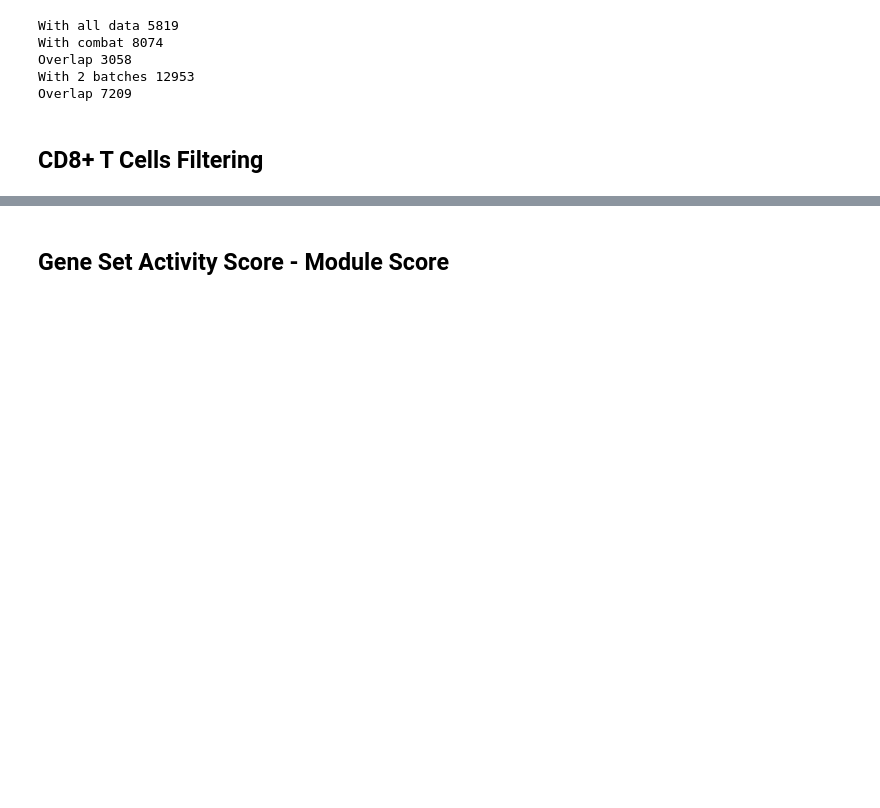
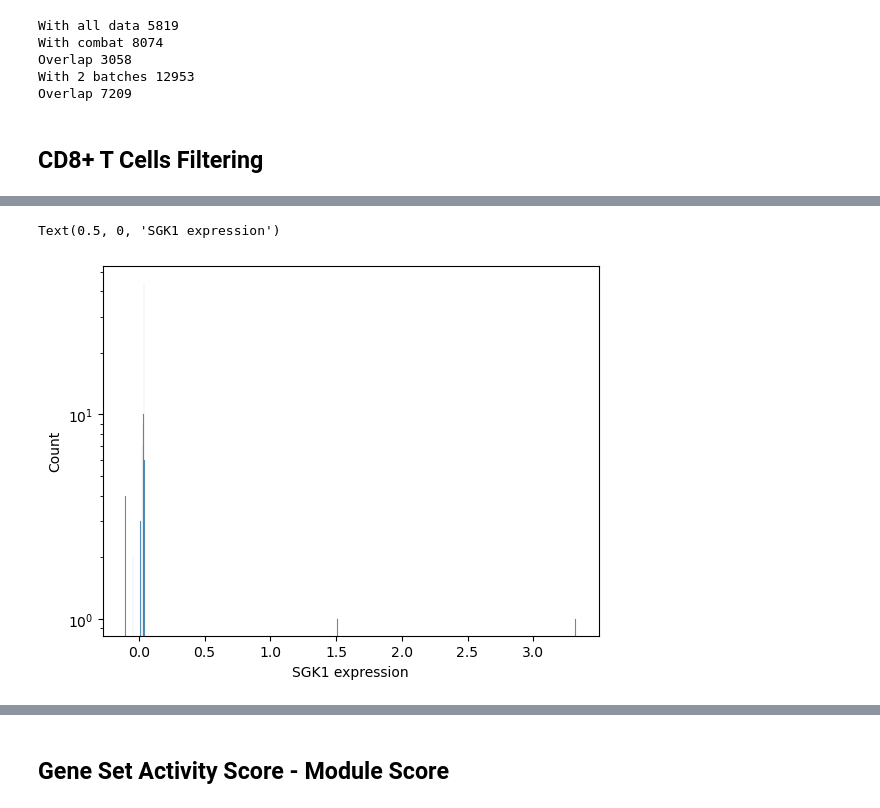
Before and after one commit to mBiocoder/Nature_immunology_code_repository, a Jupyter notebook: CD8_T_scRNAseq_azizi_data/CD8_T_scRNAseq_analysis_azizi_data.ipynb, the cells around one changed output, grey strips where cells are left out. Cells and saved outputs as stored; diff of their text form; code cells hidden in the pictures; blank space fills up the shorter version.

```diff
--- a/CD8_T_scRNAseq_azizi_data/CD8_T_scRNAseq_analysis_azizi_data.ipynb
+++ b/CD8_T_scRNAseq_azizi_data/CD8_T_scRNAseq_analysis_azizi_data.ipynb
@@ -375,0 +604,9 @@ plt.savefig('../figures/marker_genes_CD8+_T_cells.png', dpi = 300, bbox_inches =
+# %%
+sgk1_index = np.where(tumor_t_cells.var_names == 'SGK1')[0][0]
+
+sns.histplot(tumor_t_cells.X[:, sgk1_index])
+plt.yscale('log')
+plt.xlabel('SGK1 expression')
+# %% [output]
+Text(0.5, 0, 'SGK1 expression')
+[figure, added]
```
Also changed, not shown: parts of 39 cells of this notebook, 1 other file.
